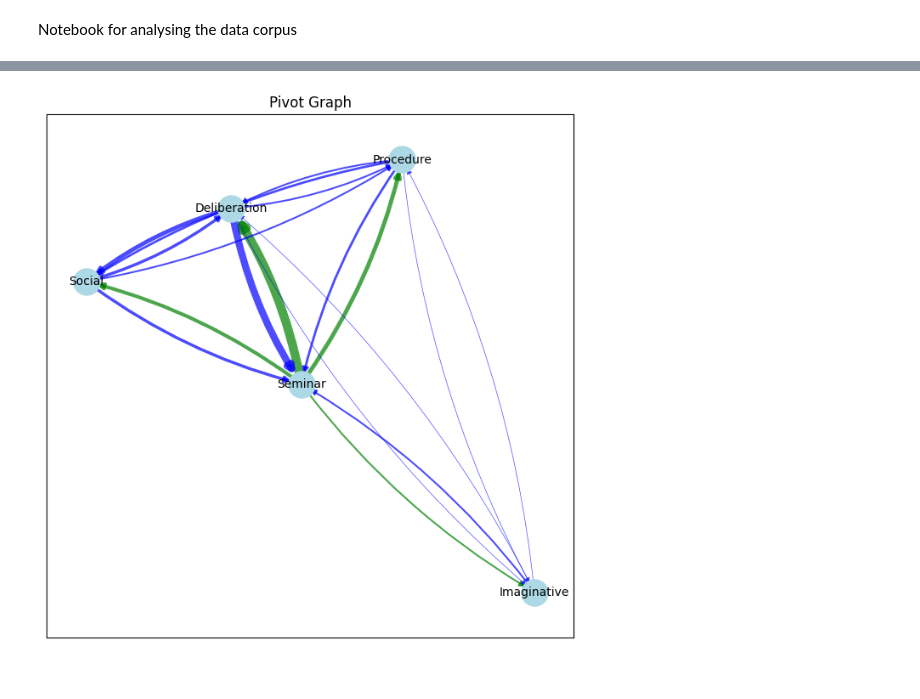
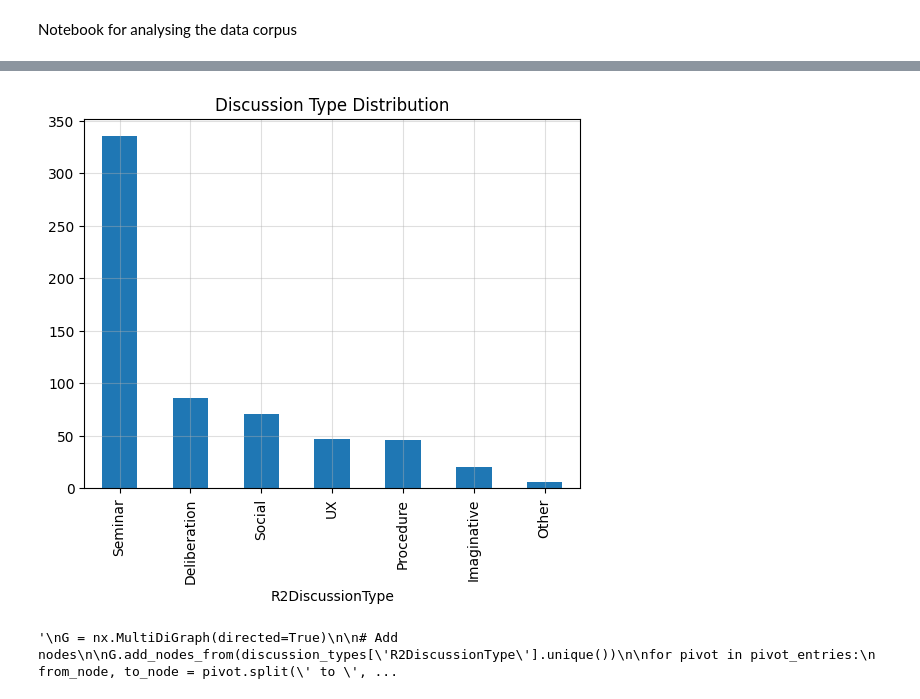
Before and after one commit to UL-FRI-NLP-2023-2024/ul-fri-nlp-course-project-azb, a Jupyter notebook: corpus_analysis.ipynb, the cells around one changed output, grey strips where cells are left out. Cells and saved outputs as stored; diff of their text form; code cells hidden in the pictures.

```diff
--- a/corpus_analysis.ipynb
+++ b/corpus_analysis.ipynb
@@ -93,14 +58,47 @@ plt.savefig(images_path + '/discussion_type_distribution.pdf', bbox_inches='tigh
+# %%
+# Process 'Imaginative Entry' values in R2DiscussionType
+discussion_data['R2DiscussionType'] = discussion_data['R2DiscussionType'].apply(lambda x: x.replace('Imaginative Entry','Imaginative'))
+discussion_data['R2DiscussionType'] = discussion_data['R2DiscussionType'].apply(lambda x: x.replace('Imaginative entry','Imaginative'))
+# %%
+discussion_types = discussion_data[discussion_data['R2DiscussionType'].notna()]
+
+# Count the number of each type of discussion
+discussion_type_counts = discussion_types['R2DiscussionType'].value_counts()
+
+# Get all discussion types with ',' in them
+discussion_types_with_comma = discussion_types[discussion_types['R2DiscussionType'].str.contains(",")]
+
+# Iterate through each discussion type with a comma
+# TODO Review this later
+for index, row in discussion_types_with_comma.iterrows():
+    # Replace the value to only first value
+    discussion_types.at[index, 'R2DiscussionType'] = row['R2DiscussionType'].split(",")[0]
+
+# Count the number of each type of discussion
+discussion_type_counts = discussion_types['R2DiscussionType'].value_counts()
+
+discussion_type_counts.plot(kind='bar', title='Discussion Type Distribution')
+
+# Show grid
+plt.grid(alpha=0.4)
+
+# Remove the bottom title
+plt.suptitle('')
+
+# Save the plot
+plt.savefig(images_path + '/discussion_type_distribution.pdf', bbox_inches='tight')
+# %% [output]
+[figure, added]
 # %%
 # Extract all entries where 'R1 Pivot' is not none, if it is none, take the 'R2 Pivot'
-pivot_entries = list(discussion_data_no_multi[discussion_data_no_multi['R1 Pivot'].notna()]['R1 Pivot'])
-
-# Add the rows where 'R1 Pivot' is none and 'R2 Pivot' is not none
-pivot_entries.extend(list(discussion_data_no_multi[(discussion_data_no_multi['R1 Pivot'].isna()) & (discussion_data_no_multi['R2 Pivot'].notna())]['R2 Pivot']))
-
+pivot_entries = discussion_data[discussion_data['R2Pivot'].notna()][['R2Pivot']]
+"""
 G = nx.MultiDiGraph(directed=True)
 
 # Add nodes
-G.add_nodes_from(r2_discussion_types.index)
+
+G.add_nodes_from(discussion_types['R2DiscussionType'].unique())
+
 for pivot in pivot_entries:
     from_node, to_node = pivot.split(' to ', maxsplit=1)
     # Capitalize first letter of each word
@@ -155,5 +153,6 @@ _=nx.draw_networkx_labels(G, pos, font_size=10, font_family='sans-serif')
 
 # Save fig
 plt.savefig(images_path + '/pivot_graph.pdf', bbox_inches='tight')
+"""
 # %% [output]
-[figure, removed]
+'\nG = nx.MultiDiGraph(directed=True)\n\n# Add nodes\n\nG.add_nodes_from(discussion_types[\'R2DiscussionType\'].unique())\n\nfor pivot in pivot_entries:\n    from_node, to_node = pivot.split(\' to \', ...
```
Also changed, not shown: parts of 7 cells of this notebook, 31 other files.
